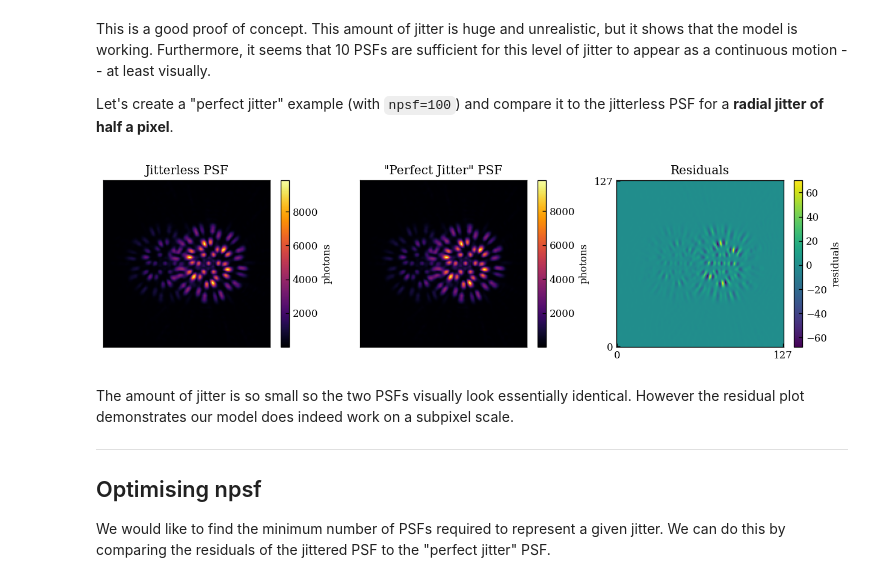
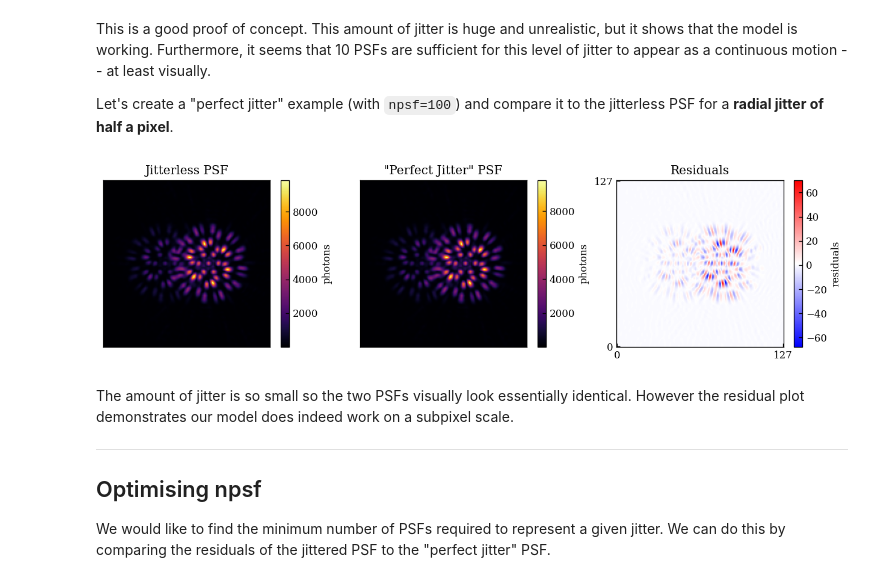
Before and after one commit to maxecharles/toliman-phd, a Jupyter notebook: notebooks/jitter.ipynb, the cells around one changed output. Cells and saved outputs as stored; diff of their text form; code cells hidden in the pictures.

```diff
--- a/notebooks/jitter.ipynb
+++ b/notebooks/jitter.ipynb
@@ -36,12 +36,12 @@ bandwidth_max = 645  # maximum wavelength in nm
 # %% [markdown]
 And our parameters for the optical system:
 # %%
-pixel_scale_in = 10e-7  # Radians per pixel of the detector
 wavefront_npixels = 256  # Number of pixels representing the wavefront
 detector_npixels = 128  # Number of pixels in the detector
 sampling_rate = 5  # five times Nyquist sampling
 wavels = 1e-9 * np.linspace(bandwidth_min, bandwidth_max, 3)  # the wavelengths modelled
-detector_pixel_size = dl.utils.get_pixel_scale(sampling_rate, wavels.max(), 0.125)  # radians per pixel
+pixel_scale_in = dl.utils.get_pixel_scale(sampling_rate, wavels.max(), aperture=0.125, focal_length=None)  # radians per pixel
+pixel_scale_out = 0.3 # arcseconds per pixel
 # %% [markdown]
 Loading in the binary phase mask:
 # %%
@@ -50,19 +50,16 @@ mask = dl.optics.AddOPD(dl.utils.phase_to_opd(np.load(mask_dir), wavelength=wave
 # %% [markdown]
 Let's create the system optics and source and combine them to create the instrument:
 # %%
-# Creating a propagator layer which will perform the PSF shifting:
-propagator = dl.AngularMFT(detector_npixels, pixel_scale_in, name='Propagator')
-
 # Make optical system
 optics = dl.utils.toliman(wavefront_npixels,
                           detector_npixels,
-                          detector_pixel_size=dl.utils.radians_to_arcseconds(detector_pixel_size),
+                          detector_pixel_size=dl.utils.radians_to_arcseconds(pixel_scale_in),
                           extra_layers=[mask],
                           angular=True,
                           )
 
 # Resetting the pixel scale of output
-optics = optics.set(['AngularMFT.pixel_scale_out'], [dl.utils.arcseconds_to_radians(.3)])
+optics = optics.set(['AngularMFT.pixel_scale_out'], [dl.utils.arcseconds_to_radians(pixel_scale_out)])
 
 # Creating a model Alpha Cen source
 source = dl.BinarySource(separation=dl.utils.arcseconds_to_radians(sep),
@@ -71,9 +68,6 @@ source = dl.BinarySource(separation=dl.utils.arcseconds_to_radians(sep),
                          flux=flux,
                          position_angle=np.deg2rad(pa),
                          )
-
-# Creating the instrument by combining optics and source
-tel = dl.Instrument(optics=optics, sources=[source])
 # %% [markdown]
 Defining a function for plotting PSFs:
 # %%
@@ -91,6 +85,6 @@ def plot_psf(PSF):
 # %% [markdown]
 Plotting the jitterless PSF:
 # %%
-PSF = tel.model()
+PSF = optics.model(source)
 plot_psf(PSF)
 # %% [output]
@@ -159,20 +153,20 @@ Let's create a "perfect jitter" example (with `npsf=100`) and compare it to the
 # %%
 perf_jit_psf = jitter_psf(rad=.5, angle=0, centre=(0,0), npsf=100)
 
 fig, (ax1,ax2,ax3) = plt.subplots(nrows=1, ncols=3, figsize=(13,3))
 c1 = ax1.imshow(PSF); ax1.set(title='Jitterless PSF', xticks=[], yticks=[])
 c2 = ax2.imshow(perf_jit_psf); ax2.set(title='"Perfect Jitter" PSF', xticks=[], yticks=[])
-c3 = ax3.imshow(perf_jit_psf - PSF, cmap='viridis')
+c3 = ax3.imshow(perf_jit_psf - PSF, cmap='bwr')
 ax3.set(
         title='Residuals',
         xticks=[0, PSF.shape[0] - 1],
         yticks=[0, PSF.shape[1] - 1],
         )
 fig.colorbar(c1, ax=ax1, label='photons')
 fig.colorbar(c2, ax=ax2, label='photons')
 fig.colorbar(c3, ax=ax3, label='residuals')
 plt.show()
 # %% [output]
-[figure, old version]
+[figure, new version]
 # %% [markdown]
 The amount of jitter is so small so the two PSFs visually look essentially identical. However the residual plot demonstrates our model does indeed work on a subpixel scale.
```
Also changed, not shown: parts of 3 cells of this notebook, 2 other files.
